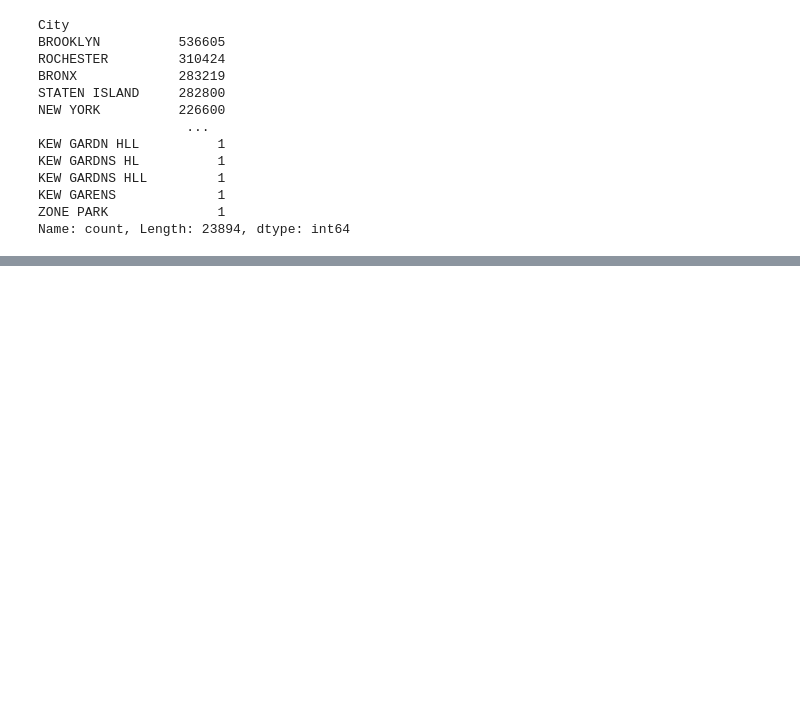
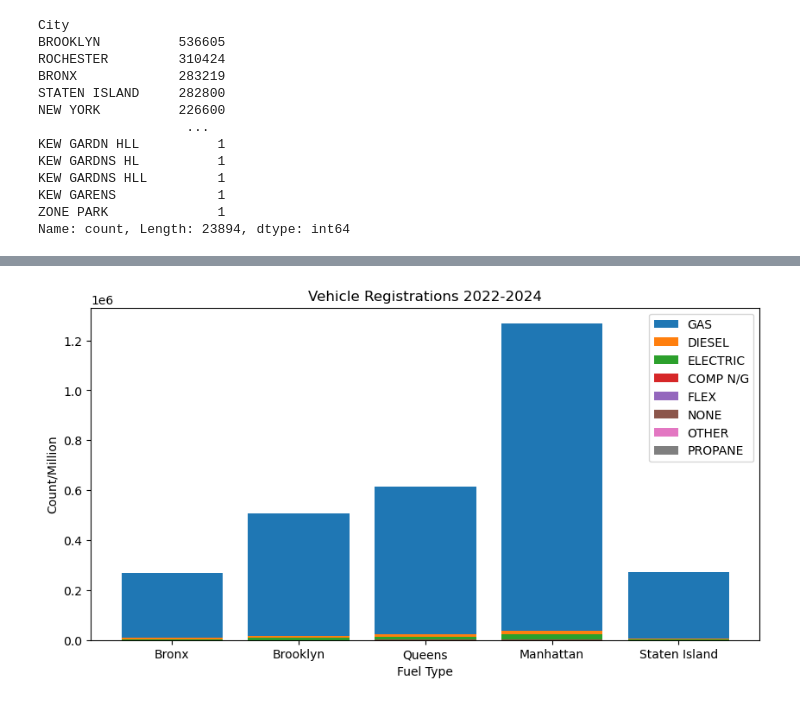
Before and after one commit to heidthecamp/CU-VIRT-AI-PT-03-2024-U-LOLC-PROJECT-1, a Jupyter notebook: displaying_data.ipynb, the cells around one changed output, grey strips where cells are left out. Saved outputs shown, nothing was run; the diff lists cells and outputs as text; code cells hidden in the pictures; blank space fills up the shorter version.

Commit message:
Displaying vehicle by borough

```diff
--- a/displaying_data.ipynb
+++ b/displaying_data.ipynb
@@ -97,14 +127,15 @@ Name: count, Length: 23894, dtype: int64
 # %%
-# filter for Bronx
-bronx_cars = ny_vehcile_regestrations_df.loc[ny_vehcile_regestrations_df['City'] == 'BRONX']
-bronx_cars = bronx_cars.dropna(subset=['VIN'])
+def getCarData(city_names):
+    cars = pd.DataFrame()
+    for city in city_names:
+        cars = pd.concat([cars, ny_vehcile_regestrations_df.loc[ny_vehcile_regestrations_df['City'] == city]])
+    cars['VIN'] = cars['VIN'].fillna(value='Unknown')
 
 
-# groups by VIN and gets the min and max dates for registration
-bronx_cars = bronx_cars.groupby('VIN').agg({'Reg Valid Date': 'min', 'Reg Expiration Date': 'max', 'Fuel Type': 'first'})
+    # groups by VIN and gets the min and max dates for registration
+    cars = cars.groupby('VIN').agg({'Reg Valid Date': 'min', 'Reg Expiration Date': 'max', 'Fuel Type': 'first'})
 
-# # filter for cars that were registered between 2018 and 2021
+    # # filter for cars that were registered between 2018 and 2021
+    cars = cars.reset_index()
 
-bronx_cars = bronx_cars.reset_index()
-
-display(bronx_cars.head())
+    return cars
@@ -118,0 +142,6 @@ display(bronx_cars.head())
+# %%
+bronx_cars = getCarData(bronx)
+brooklyn_cars = getCarData(brooklyn)
+queens_cars = getCarData(queens)
+manhattan_cars = getCarData(manhattan)
+staten_island_cars = getCarData(staten_island)
@@ -118,0 +204,22 @@ display(bronx_cars.head())
+# %%
+# display all cities by FuelType as a signle bar chart
+fuel_types = bronx_cars['Fuel Type'].value_counts().index
+fuel_types = fuel_types.append(brooklyn_cars['Fuel Type'].value_counts().index)
+fuel_types = fuel_types.append(queens_cars['Fuel Type'].value_counts().index)
+fuel_types = fuel_types.append(manhattan_cars['Fuel Type'].value_counts().index)
+fuel_types = fuel_types.append(staten_island_cars['Fuel Type'].value_counts().index)
+
+fuel_types = fuel_types.unique()
+
+fig, ax = plt.subplots(figsize=(10, 5))
+for fuel in fuel_types:
+    cars = pd.DataFrame({'City': ['Bronx', 'Brooklyn', 'Queens', 'Manhattan', 'Staten Island'], 'Count': [bronx_cars[bronx_cars['Fuel Type'] == fuel].shape[0], brooklyn_cars[brooklyn_cars['Fuel Type'] == fuel].shape[0], queens_cars[queens_cars['Fuel Type'] == fuel].shape[0], manhattan_cars[manhattan_cars['Fuel Type'] == fuel].shape[0], staten_island_cars[staten_island_cars['Fuel Type'] == fuel].shape[0]]})
+    ax.bar(cars['City'], cars['Count'], label=fuel)
+
+plt.legend()
+plt.xlabel('Fuel Type')
+plt.ylabel('Count/Million')
+plt.title('Vehicle Registrations 2022-2024')
+plt.show()
+# %% [output]
+[figure, added]
```
Also changed, not shown: parts of 3 cells of this notebook.
